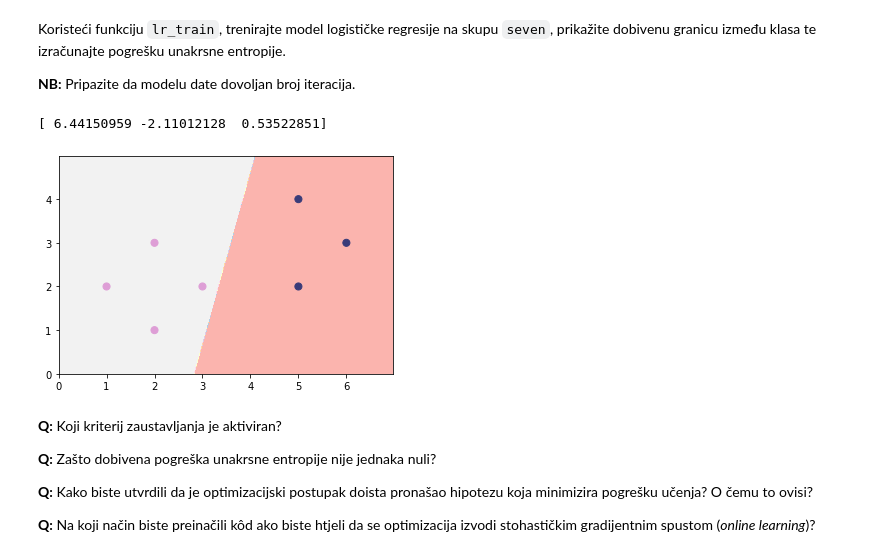
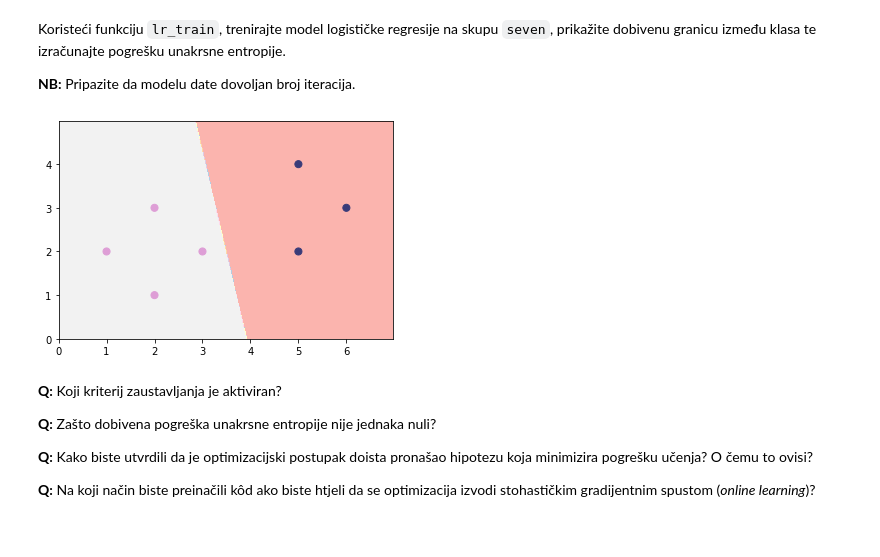
Before and after one commit to mislavivancic/machine-learning-homeworks, a Jupyter notebook: Lab2/SU-2019-LAB02-LDM-LR.ipynb, the cells around one changed output. Saved outputs shown, nothing was run; the diff lists cells and outputs as text; code cells hidden in the pictures.

```diff
--- a/Lab2/SU-2019-LAB02-LDM-LR.ipynb
+++ b/Lab2/SU-2019-LAB02-LDM-LR.ipynb
@@ -241,36 +241,42 @@ Preporučamo definiranje pomoćne funkcije `lr_h(x,w)` koja daje predikciju za p
 # %%
 from numpy import linalg
 from sklearn.preprocessing import PolynomialFeatures
+import copy
 
 def lr_h(x, w):
     return sigm(np.dot(w,np.transpose(x)))
 
-def cross_entropy_error(X, y, w):
+def cross_entropy_error(X, y, w, alpha):
     sum_of_cross_entropy_loss = 0.0
     for x,y_i in zip(X,y):
         sum_of_cross_entropy_loss += (-y_i*np.log(lr_h(x,w))-(1-y_i)*np.log(1-lr_h(x,w)))
-    return sum_of_cross_entropy_loss/len(y)
+    return sum_of_cross_entropy_loss/len(y) + (alpha/2)*np.dot(np.transpose(w),w)
 
 def lr_train(X, y, eta=0.01, max_iter=2000, trace=False, alpha=0, epsilon=0.000001):
     X = PolynomialFeatures(1).fit_transform(X)
     w = np.array([0.0 for i in range(X.shape[1])])
     all_w = []
-    all_w.append(w)
     for k in range(max_iter):
 
-        cross_entropy_error_before = cross_entropy_error(X,y,w)
-        dw = np.array([0.0 for i in range(X.shape[1])])
+        cross_entropy_error_before = cross_entropy_error(X,y,w,alpha)
+
+        dw0 = np.array([0.0])
+        dw = np.array([0.0 for i in range(X.shape[1]-1)])
 
         for x_i,y_i in zip(X,y):
             h = lr_h(x_i,w)
-            dw += (h-y_i)*x_i
+            dw0 += h - y_i
+            dw += (h-y_i)*x_i[1:]
 
-        w -= eta*dw
-        all_w.append(w)
-        cross_entropy_error_after = cross_entropy_error(X,y,w)
+
+        w[0] -= eta*dw0
+        w[1:] = w[1:]*(1-eta*alpha)- eta*dw
+
+
+        all_w.append(copy.deepcopy(w))
+        cross_entropy_error_after = cross_entropy_error(X,y,w,alpha)
 
         if abs(cross_entropy_error_before - cross_entropy_error_after) < epsilon:
-            print(epsilon)
             break
 
     if trace:
@@ -286,20 +292,17 @@ Koristeći funkciju `lr_train`, trenirajte model logističke regresije na skupu
 # %%
 # Vaš kôd ovdje
 # data
 seven_X = np.array([[2,1], [2,3], [1,2], [3,2], [5,2], [5,4], [6,3]])
 seven_y = np.array([1, 1, 1, 1, 0, 0, 0])
 
 
 seven_X_transformed = PolynomialFeatures(1).fit_transform(seven_X)
-w = lr_train(seven_X,seven_y)
+weights, all_w = lr_train(seven_X,seven_y,alpha=1,trace=True)
 h = np.dot(w,np.transpose(seven_X_transformed))
 
-mlutils.plot_2d_clf_problem(seven_X,seven_y,lambda x: (np.dot(w[1:],np.transpose(x))+ w[0])>=0.5)
-
-print(w)
+mlutils.plot_2d_clf_problem(seven_X,seven_y,lambda x: (np.dot(weights[1:],np.transpose(x))+ weights[0])>=0.5)
 # %% [output]
-[ 6.44150959 -2.11012128  0.53522851]
-[figure, old version]
+[figure, new version]
 # %% [markdown]
 **Q:** Koji kriterij zaustavljanja je aktiviran?
 
```
Also changed, not shown: parts of 4 cells of this notebook.
